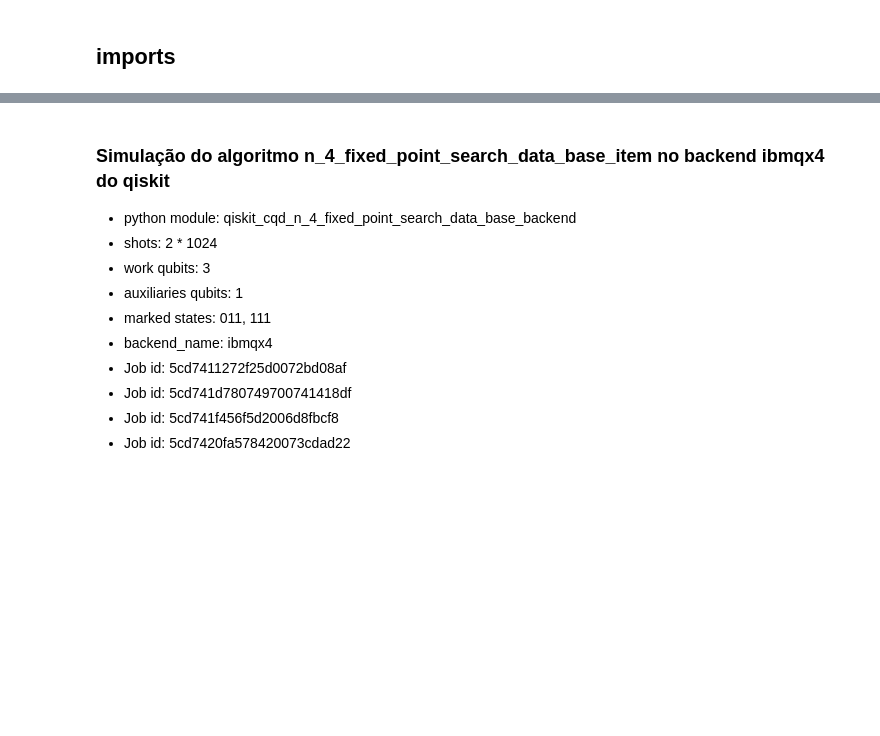
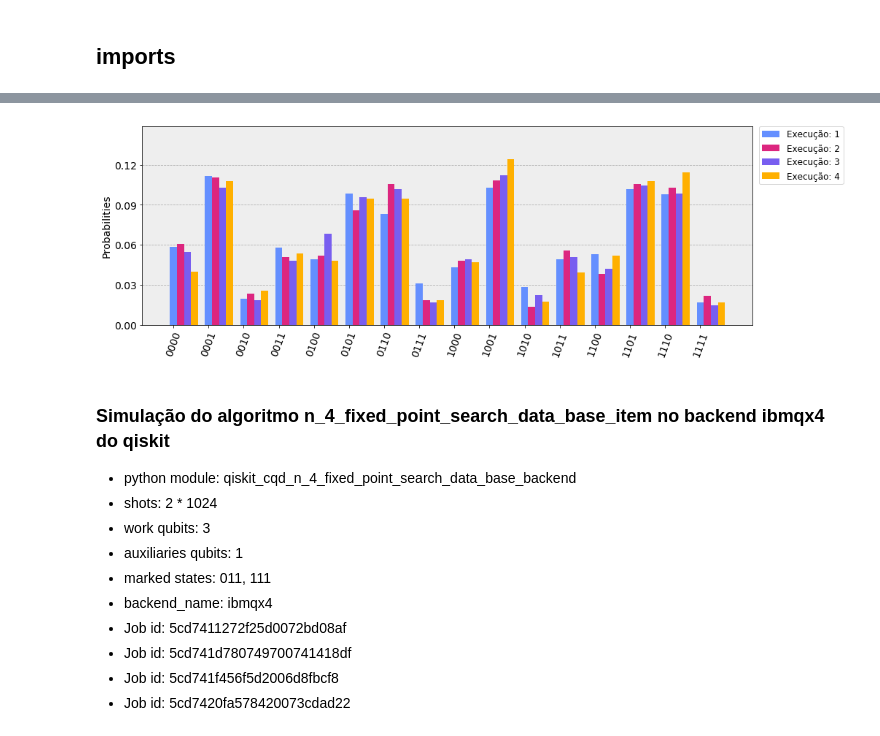
Before and after one commit to L30n4rd0/quantum-computing-codes, a Jupyter notebook: QisKit/notebooks/qiskit_histogram_cqd_n_4_fixed_point_search_data_base_item_on_ibmqx4.ipynb, the cells around one changed output, grey strips where cells are left out. Drawn from its saved outputs; the diff is of its cells as text; code cells hidden in the pictures; blank space fills up the shorter version.

```diff
--- a/QisKit/notebooks/qiskit_histogram_cqd_n_4_fixed_point_search_data_base_item_on_ibmqx4.ipynb
+++ b/QisKit/notebooks/qiskit_histogram_cqd_n_4_fixed_point_search_data_base_item_on_ibmqx4.ipynb
@@ -7,3 +19,27 @@ from qiskit.tools.visualization import plot_histogram
+# %%
+executions_counts = [
+    {'1110': 100, '1011': 50, '1000': 44, '0100': 50, '1001': 105, '0101': 101, '1111': 17, '0111': 32, '0010': 20, '0000': 60, '1100': 54, '0011': 59, '0110': 85, '1010': 29, '1101': 104, '0001': 114},
+    {'0110': 108, '1001': 111, '1100': 39, '0100': 53, '0011': 52, '0010': 24, '0000': 62, '1101': 108, '0101': 88, '0111': 19, '1110': 105, '1111': 22, '1010': 14, '1011': 57, '0001': 113, '1000': 49},
+    {'0100': 70, '0011': 49, '1100': 43, '1011': 52, '1111': 15, '0000': 56, '0001': 105, '1010': 23, '0111': 17, '1001': 115, '1110': 101, '0101': 98, '0110': 104, '0010': 19, '1101': 107, '1000': 50},
+    {'0100': 49, '1011': 40, '1000': 48, '0001': 110, '1100': 53, '0101': 97, '1001': 127, '0110': 97, '0011': 55, '1110': 117, '1101': 110, '1111': 17, '0000': 41, '0111': 19, '0010': 26, '1010': 18}
+]
+# %%
+# Plot results with legend
+
+legend = []
+
+for index in range(len(executions_counts)):
+    legend.append("Execução: " + str(index + 1))
+# %%
+# Plot graph
+plot_histogram(
+    data=executions_counts,
+    legend=legend,
+    figsize=(15,5),
+    bar_labels=False
+)
+# %% [output]
+[figure, added]
 # %% [markdown]
 ### Simulação do algoritmo n_4_fixed_point_search_data_base_item no backend ibmqx4 do qiskit
 - python module: qiskit_cqd_n_4_fixed_point_search_data_base_backend
```
Also changed, not shown: parts of 1 cell of this notebook, 1 other file.
